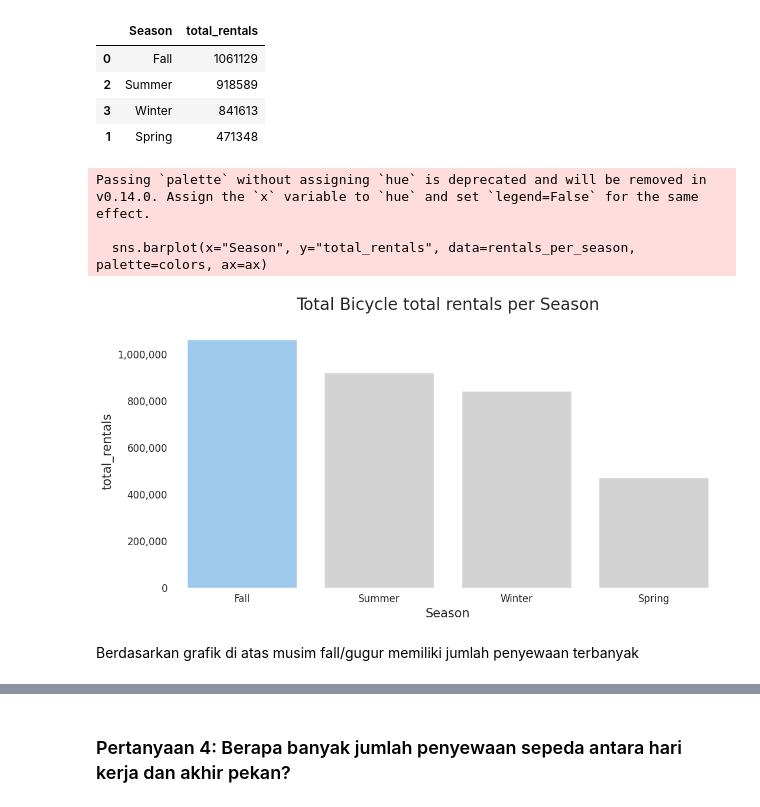
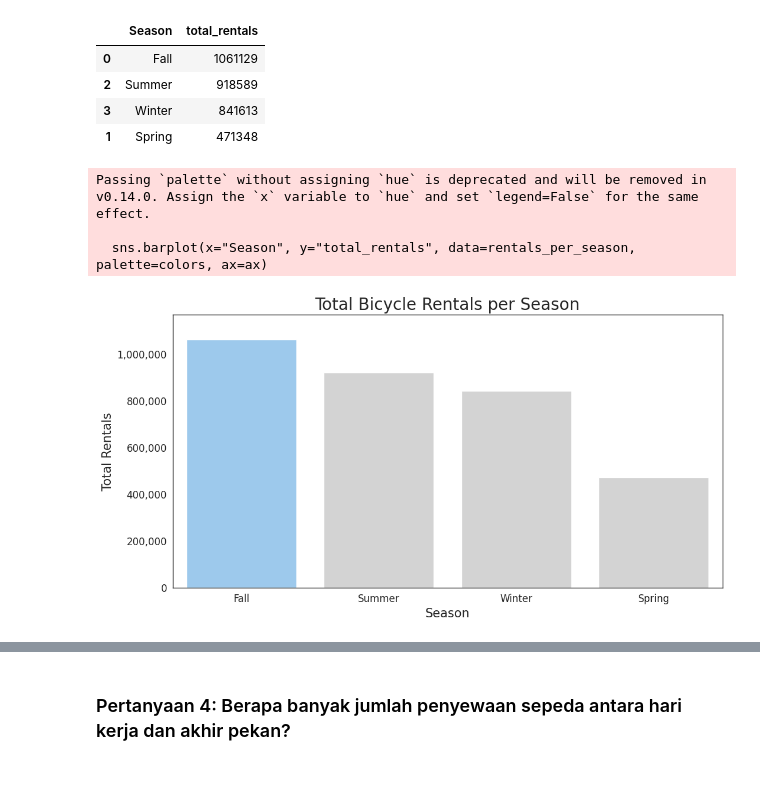
Before and after one commit to makiatulmsyr17/submission, a Jupyter notebook: notebook.ipynb, the cells around one changed output, grey strips where cells are left out. Cells and saved outputs as stored; diff of their text form; code cells hidden in the pictures; blank space fills up the shorter version.

```diff
--- a/notebook.ipynb
+++ b/notebook.ipynb
@@ -740,45 +774,43 @@ rentals_per_season
 | 3 | Winter | 841613 |
 | 1 | Spring | 471348 |
 # %%
-# Using style with no background
+# Menggunakan style dengan latar belakang putih
 sns.set_style("white")
 
-# Determining the season with the highest rentals
+# Menentukan musim dengan penyewaan tertinggi
 max_season = rentals_per_season.loc[rentals_per_season["total_rentals"].idxmax(), "Season"]
 
-# Defining colors: the season with the highest rentals is blue, others are gray
+# Menentukan warna: musim dengan penyewaan tertinggi biru, lainnya abu-abu
 colors = ["#90CAF9" if season == max_season else "#D3D3D3" for season in rentals_per_season["Season"]]
 
-# Creating figure and axis
+# Membuat figure dan axis
 fig, ax = plt.subplots(figsize=(12, 6))
 
-# Creating barplot for total rentals per season
+# Membuat barplot untuk total penyewaan per musim
 sns.barplot(x="Season", y="total_rentals", data=rentals_per_season, palette=colors, ax=ax)
 
-# Adjusting y-axis limits for better proportionality
+# Menyesuaikan batas atas sumbu y agar lebih proporsional
 ax.set_ylim(0, rentals_per_season["total_rentals"].max() * 1.1)
 
-# Formatting y-axis labels for easier readability
-ax.yaxis.set_major_formatter(mticker.StrMethodFormatter('{x:,.0f}'))  # Format numbers with commas
+# Memformat angka pada sumbu y agar lebih mudah dibaca
+ax.yaxis.set_major_formatter(mticker.StrMethodFormatter('{x:,.0f}'))  # Format angka dengan koma
 
-# Removing background and borders
-ax.set_facecolor("white")
+# Menampilkan kembali garis pinggir (spines)
 for spine in ax.spines.values():
-    spine.set_visible(False)
+    spine.set_visible(True)
+    spine.set_linewidth(1)  # Bisa diatur ketebalannya
 
-# Adding labels and title
-ax.set_ylabel("total_rentals", fontsize=15)
+# Menambahkan label dan judul
+ax.set_ylabel("Total Rentals", fontsize=15)
 ax.set_xlabel("Season", fontsize=15)
-ax.set_title("Total Bicycle total rentals per Season", fontsize=20)
+ax.set_title("Total Bicycle Rentals per Season", fontsize=20)
 ax.tick_params(axis='y', labelsize=12)
 ax.tick_params(axis='x', labelsize=12)
 
-# Displaying the plot
+# Menampilkan grafik
 plt.show()
 # %% [output]
 Passing `palette` without assigning `hue` is deprecated and will be removed in v0.14.0. Assign the `x` variable to `hue` and set `legend=False` for the same effect.
 
   sns.barplot(x="Season", y="total_rentals", data=rentals_per_season, palette=colors, ax=ax)
-[figure, old version]
+[figure, new version]
-# %% [markdown]
-Berdasarkan grafik di atas musim fall/gugur memiliki jumlah penyewaan terbanyak
```
Also changed, not shown: parts of 35 cells of this notebook, 1 other file.
